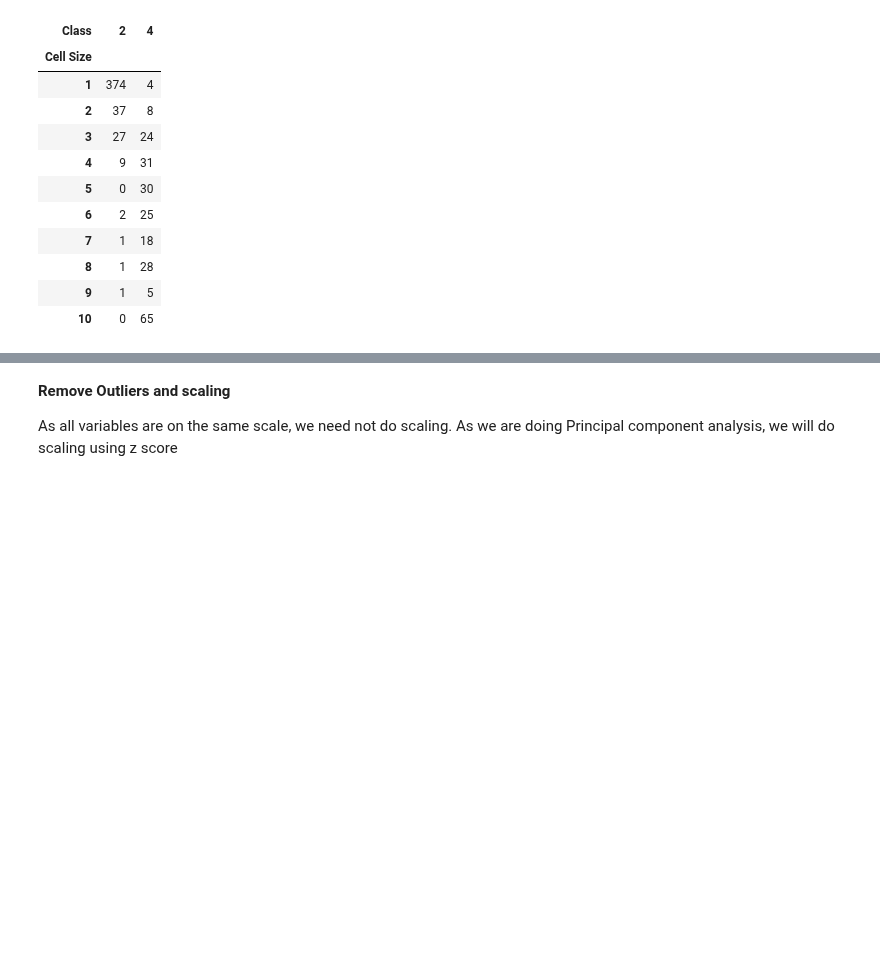
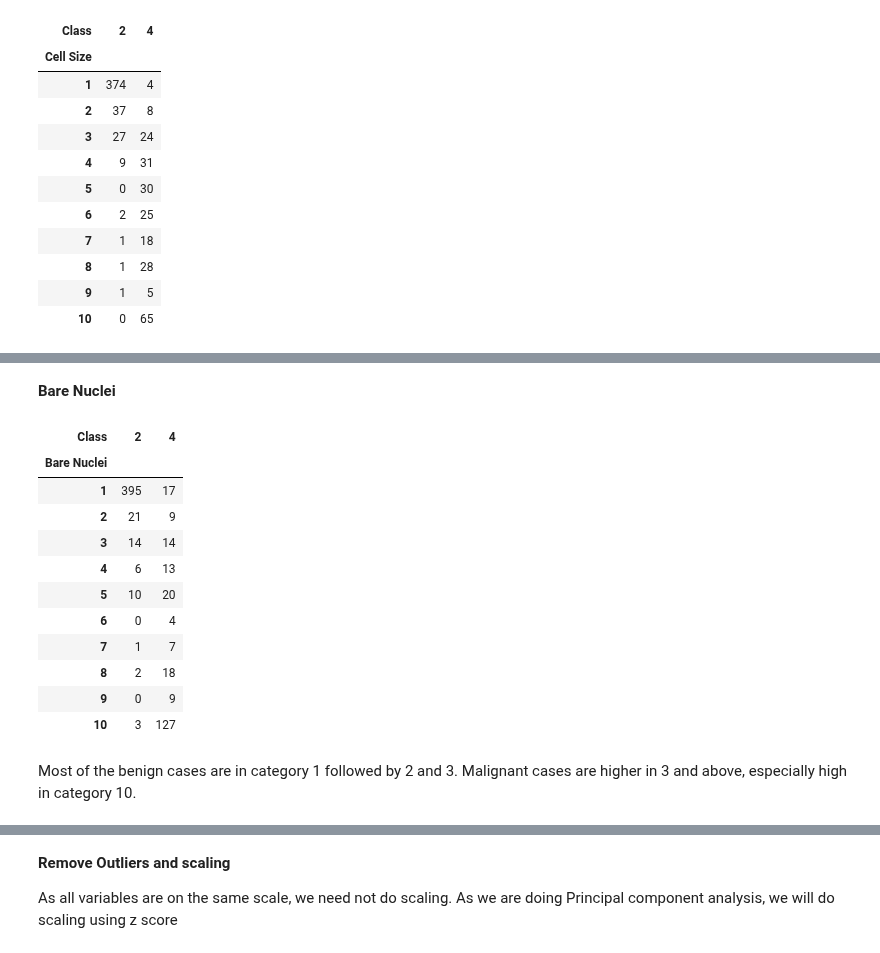
Before and after one commit to madhulathachavali/AIML, a Jupyter notebook: Breast_Cancer_Data_Analysis.ipynb, the cells around one changed output, grey strips where cells are left out. Drawn from its saved outputs; the diff is of its cells as text; code cells hidden in the pictures; blank space fills up the shorter version.

```diff
--- a/Breast_Cancer_Data_Analysis.ipynb
+++ b/Breast_Cancer_Data_Analysis.ipynb
@@ -354,3 +387,4 @@ pd.crosstab(data['Mitoses'], data['Class'])
 # %%
-# Clubbing levels 4 and above together
-data['ClumpThickness'] = np.where(data['ClumpThickness'] >5, 5, data['ClumpThickness'])
+# Clubbing levels 2 and above together
+data['Mitoses'] = np.where(data['Mitoses'] >2, 2, data['Mitoses'])
+pd.crosstab(data['Mitoses'], data['Class'])
@@ -387,0 +478,19 @@ data['Cell Shape'] = np.where(data['Cell Shape'] >6, 6, data['Cell Shape'])
+# %% [markdown]
+**Bare Nuclei**
+# %%
+pd.crosstab(data['Bare Nuclei'], data['Class'])
+# %% [output]
+| Class | 2 | 4 |
+| Bare Nuclei |  |  |
+| 1 | 395 | 17 |
+| 2 | 21 | 9 |
+| 3 | 14 | 14 |
+| 4 | 6 | 13 |
+| 5 | 10 | 20 |
+| 6 | 0 | 4 |
+| 7 | 1 | 7 |
+| 8 | 2 | 18 |
+| 9 | 0 | 9 |
+| 10 | 3 | 127 |
+# %% [markdown]
+Most of the benign cases are in category 1 followed by 2 and 3. Malignant cases are higher in 3 and above, especially high in category 10.
```
Also changed, not shown: parts of 32 cells of this notebook.
